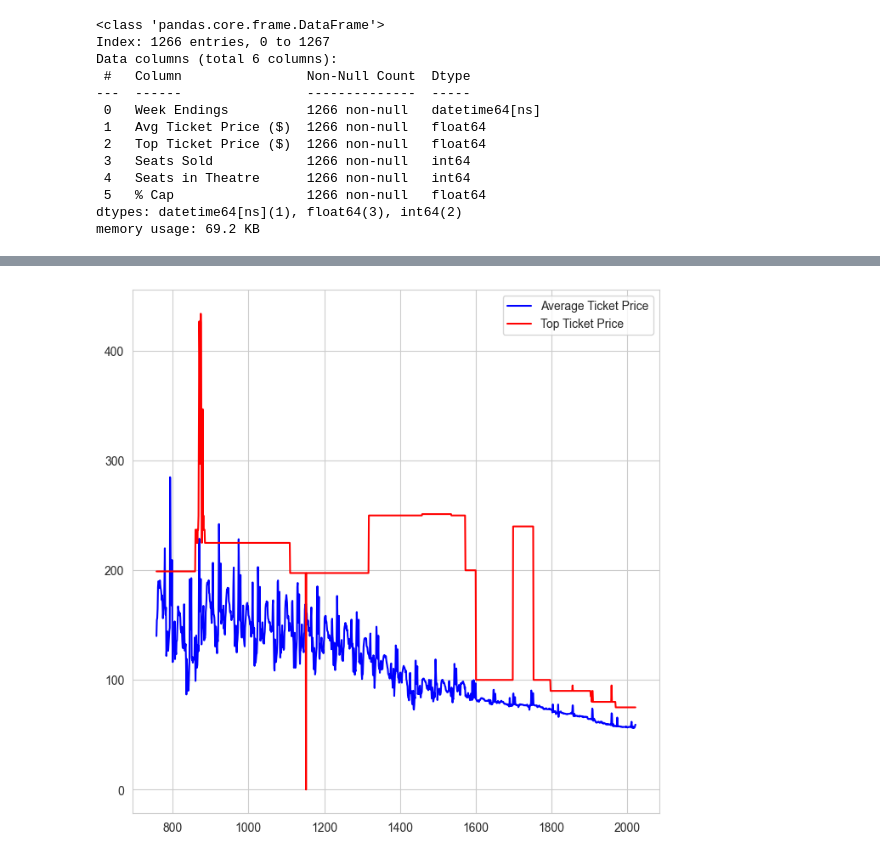
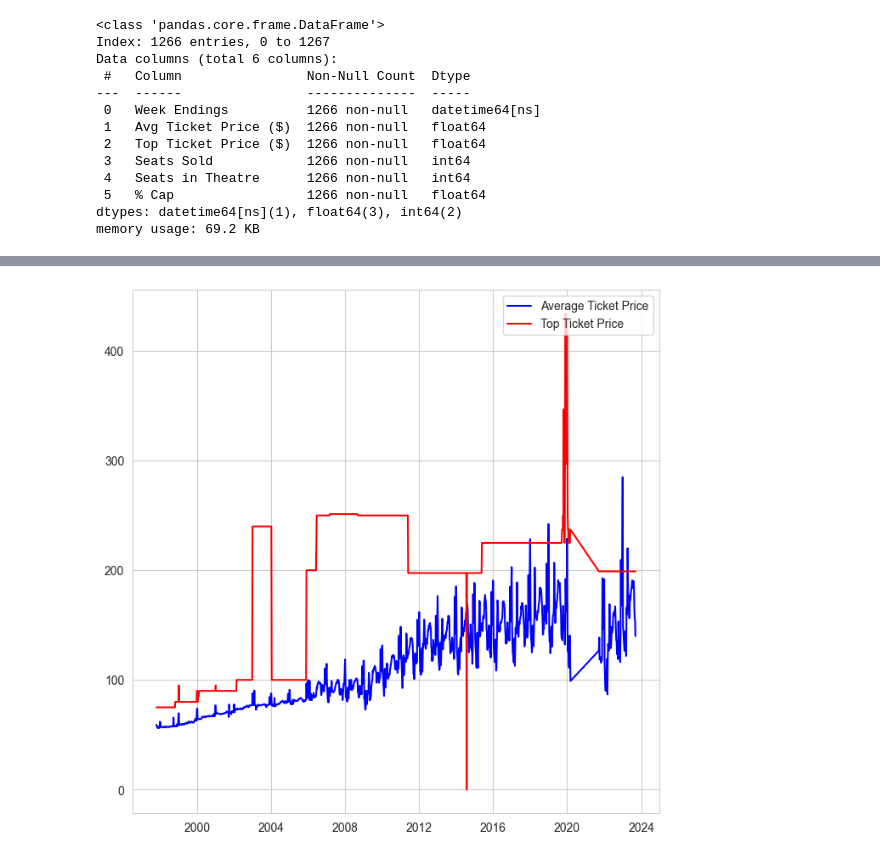
Before and after one commit to Yug-Oswal/Broadway-LionKing-Analysis, a Jupyter notebook: data-analysis-initial.ipynb, the cells around one changed output, grey strips where cells are left out. Cells and saved outputs as stored; diff of their text form; code cells hidden in the pictures.

Commit message:
feat: timestamps added when plotting; train-test split

```diff
--- a/data-analysis-initial.ipynb
+++ b/data-analysis-initial.ipynb
@@ -356,3 +356,6 @@ data.describe().transpose()
 | Seats Sold | 1266.0 | 13440.409163 | 5737.0 | 13117.0 | 13489.0 | 14218.0 | 16319.0 | 1068.010861 |
 | Seats in Theatre | 1266.0 | 1717.136651 | 1598.0 | 1677.0 | 1696.0 | 1793.0 | 1801.0 | 55.111238 |
 | % Cap | 1266.0 | 97.732314 | 53.33 | 97.065 | 99.75 | 100.51 | 103.46 | 5.003122 |
+# %%
+sns.set_style("whitegrid")
+sns.histplot(data, x='Avg Ticket Price ($)', stat='density', kde=True, kde_kws=dict(cut=3))
@@ -359,11 +365,12 @@ data.describe().transpose()
 # %%
 # Some basic plotting to check data scale to determine whether data needs to be normalised or not
 # before being used with the sequence model for prediction
-year = np.array(range(data.shape[0])) + 757
+time = data['Week Endings']
 plt.figure(figsize=(8, 8))
-plt.plot(year, data['Avg Ticket Price ($)'], color='b', label="Average Ticket Price")
-plt.plot(year, data['Top Ticket Price ($)'], color='r', label="Top Ticket Price")
+plt.grid(True)
+plt.plot(time, data['Avg Ticket Price ($)'], color='b', label="Average Ticket Price")
+plt.plot(time, data['Top Ticket Price ($)'], color='r', label="Top Ticket Price")
 plt.legend(loc=1)
 plt.show()
 # %% [output]
-[figure, old version]
+[figure, new version]
```
Also changed, not shown: parts of 2 cells of this notebook, 2 other files.
